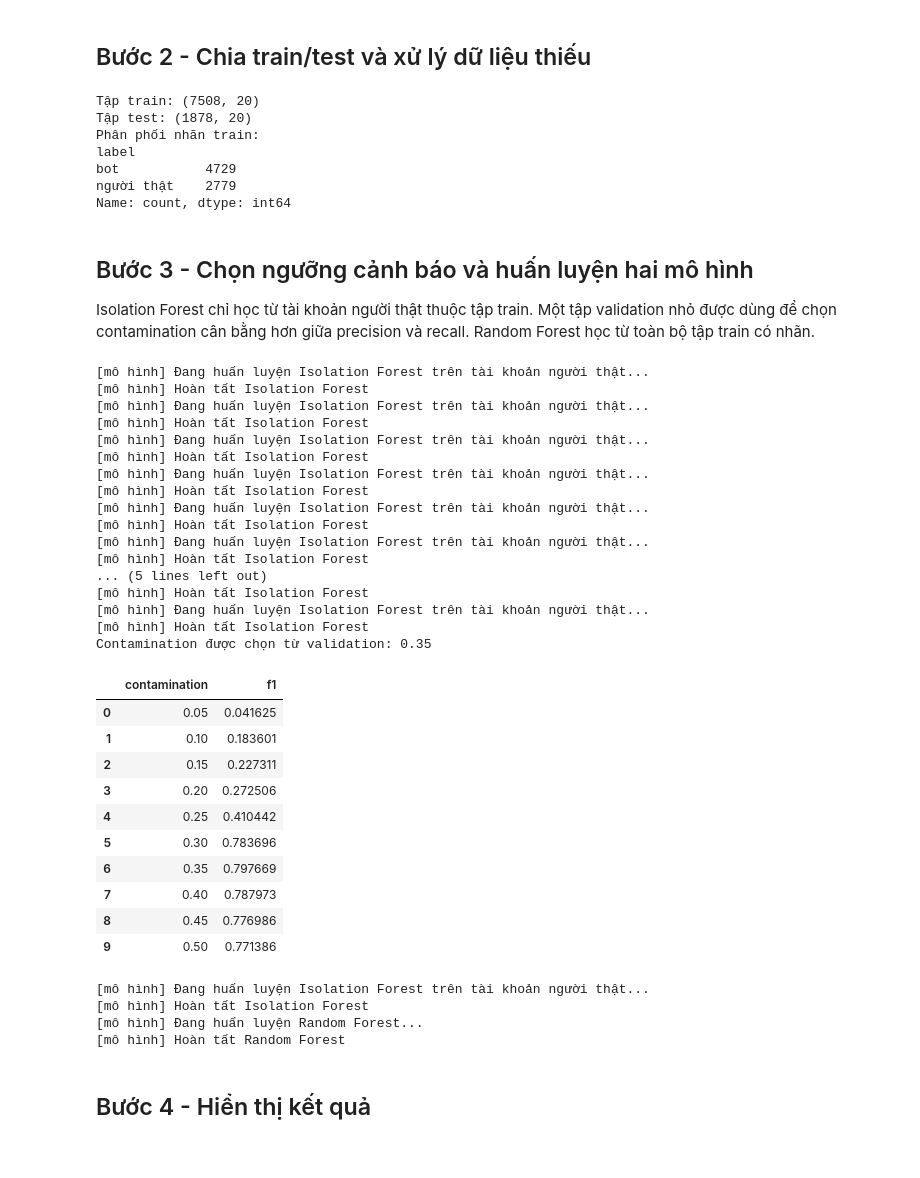
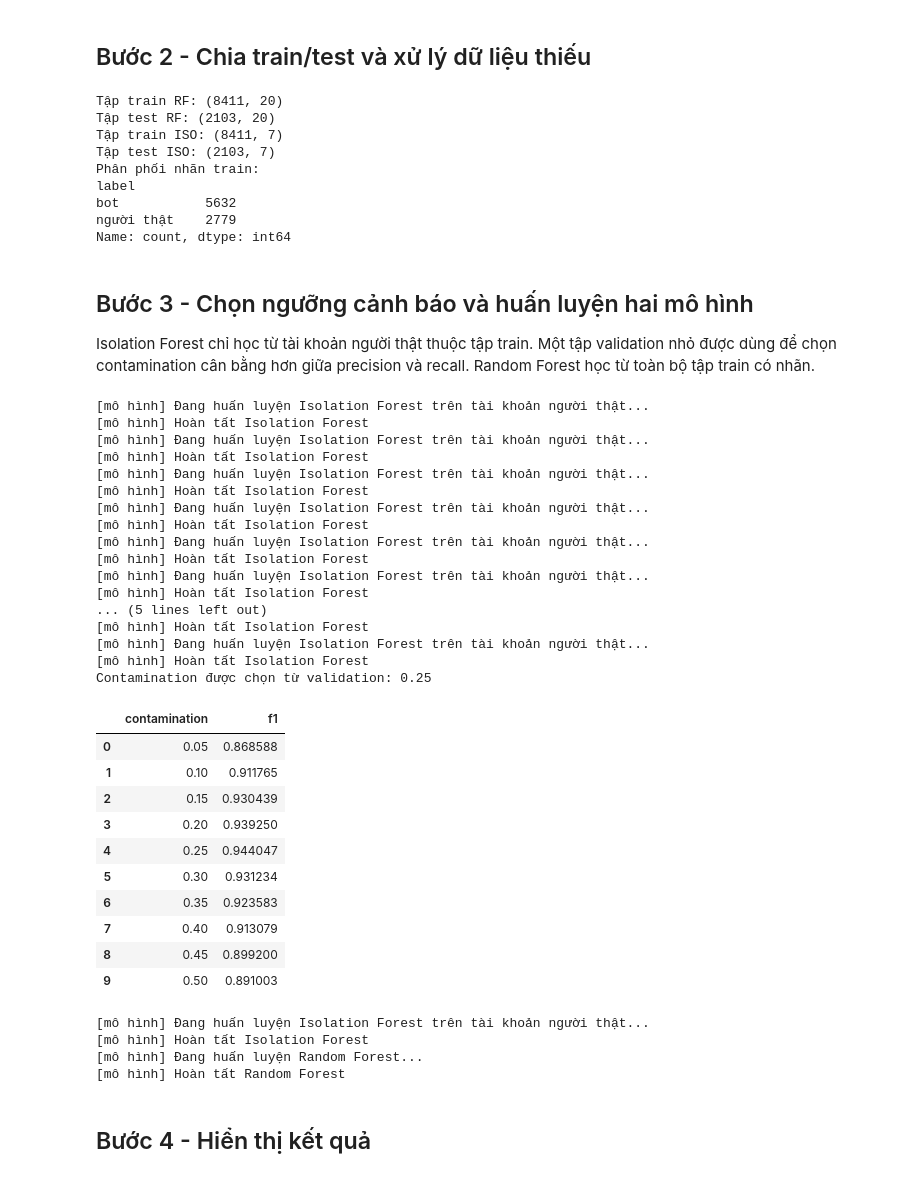
Before and after one commit to ncdanh0311/SocialAnomalyDetection, a Jupyter notebook: notebooks/03_modeling.ipynb, the cells around one changed output. Drawn from its saved outputs; the diff is of its cells as text; code cells hidden in the pictures.

```diff
--- a/notebooks/03_modeling.ipynb
+++ b/notebooks/03_modeling.ipynb
@@ -54,28 +54,57 @@ print(f'Đã tải dữ liệu: X={X.shape}, y={y.shape}')
 # %% [markdown]
 ## Bước 2 - Chia train/test và xử lý dữ liệu thiếu
 # %%
+import numpy as np
+
 X_train, X_test, y_train, y_test = train_test_split(
     X, y, test_size=0.20, random_state=SEED, stratify=y,
 )
 
+# 1. Log transform skewed features for train and test
+X_train_log = X_train.copy()
+X_test_log = X_test.copy()
+skewed_cols = ["followers_count", "friends_count", "statuses_count", "favourites_count", "followers_friends_ratio"]
+for col in skewed_cols:
+    if col in X_train_log.columns:
+        X_train_log[col] = np.log1p(X_train_log[col].clip(lower=0))
+        X_test_log[col] = np.log1p(X_test_log[col].clip(lower=0))
+
+# 2. Impute and Scale for Random Forest (all 20 features)
 imputer = SimpleImputer(strategy='median', keep_empty_features=True)
-X_train_imputed = pd.DataFrame(imputer.fit_transform(X_train), columns=X.columns, index=X_train.index)
-X_test_imputed = pd.DataFrame(imputer.transform(X_test), columns=X.columns, index=X_test.index)
+X_train_imputed = pd.DataFrame(imputer.fit_transform(X_train_log), columns=X.columns, index=X_train.index)
+X_test_imputed = pd.DataFrame(imputer.transform(X_test_log), columns=X.columns, index=X_test.index)
 
 scaler = StandardScaler()
 X_train_scaled = pd.DataFrame(scaler.fit_transform(X_train_imputed), columns=X.columns, index=X_train.index)
 X_test_scaled = pd.DataFrame(scaler.transform(X_test_imputed), columns=X.columns, index=X_test.index)
 
-print(f'Tập train: {X_train_scaled.shape}')
-print(f'Tập test: {X_test_scaled.shape}')
+# 3. Impute and Scale for Isolation Forest (7 continuous features only)
+iso_features = ["followers_count", "friends_count", "followers_friends_ratio", "statuses_count", "favourites_count", "account_age_days", "tweets_per_day"]
+X_train_iso = X_train_log[iso_features].copy()
+X_test_iso = X_test_log[iso_features].copy()
+
+imputer_iso = SimpleImputer(strategy='median', keep_empty_features=True)
+X_train_imputed_iso = pd.DataFrame(imputer_iso.fit_transform(X_train_iso), columns=iso_features, index=X_train.index)
+X_test_imputed_iso = pd.DataFrame(imputer_iso.transform(X_test_iso), columns=iso_features, index=X_test.index)
+
+scaler_iso = StandardScaler()
+X_train_scaled_iso = pd.DataFrame(scaler_iso.fit_transform(X_train_imputed_iso), columns=iso_features, index=X_train.index)
+X_test_scaled_iso = pd.DataFrame(scaler_iso.transform(X_test_imputed_iso), columns=iso_features, index=X_test.index)
+
+print(f'Tập train RF: {X_train_scaled.shape}')
+print(f'Tập test RF: {X_test_scaled.shape}')
+print(f'Tập train ISO: {X_train_scaled_iso.shape}')
+print(f'Tập test ISO: {X_test_scaled_iso.shape}')
 print('Phân phối nhãn train:')
 print(y_train.value_counts().rename(index={0: 'người thật', 1: 'bot'}))
 # %% [output]
-Tập train: (7508, 20)
-Tập test: (1878, 20)
+Tập train RF: (8411, 20)
+Tập test RF: (2103, 20)
+Tập train ISO: (8411, 7)
+Tập test ISO: (2103, 7)
 Phân phối nhãn train:
 label
-bot           4729
+bot           5632
 người thật    2779
 Name: count, dtype: int64
 # %% [markdown]
@@ -84,7 +113,7 @@ Name: count, dtype: int64
 Isolation Forest chỉ học từ tài khoản người thật thuộc tập train. Một tập validation nhỏ được dùng để chọn contamination cân bằng hơn giữa precision và recall. Random Forest học từ toàn bộ tập train có nhãn.
 # %%
 X_iso_fit, X_iso_val, y_iso_fit, y_iso_val = train_test_split(
-    X_train_scaled, y_train, test_size=0.20, random_state=SEED, stratify=y_train,
+    X_train_scaled_iso, y_train, test_size=0.20, random_state=SEED, stratify=y_train,
 )
 candidate_contaminations = [0.05, 0.10, 0.15, 0.20, 0.25, 0.30, 0.35, 0.40, 0.45, 0.50]
 validation_rows = []
@@ -96,46 +125,46 @@ for contamination in candidate_contaminations:
 
 validation_df = pd.DataFrame(validation_rows)
 best_contamination = float(validation_df.loc[validation_df['f1'].idxmax(), 'contamination'])
 print(f'Contamination được chọn từ validation: {best_contamination:.2f}')
 display(validation_df)
 
-X_human_train = X_train_scaled.loc[y_train == 0]
-iso_results = run_isolation_forest(X_human_train, X_test_scaled, y_test, contamination=best_contamination)
+X_human_train_iso = X_train_scaled_iso.loc[y_train == 0]
+iso_results = run_isolation_forest(X_human_train_iso, X_test_scaled_iso, y_test, contamination=best_contamination)
 rf_results = run_random_forest(X_train_scaled, X_test_scaled, y_train, y_test)
 
 results = {
     'Isolation Forest': iso_results,
     'Random Forest': rf_results,
 }
 # %% [output]
 [mô hình] Đang huấn luyện Isolation Forest trên tài khoản người thật...
 [mô hình] Hoàn tất Isolation Forest
 [mô hình] Đang huấn luyện Isolation Forest trên tài khoản người thật...
 [mô hình] Hoàn tất Isolation Forest
 [mô hình] Đang huấn luyện Isolation Forest trên tài khoản người thật...
 [mô hình] Hoàn tất Isolation Forest
 [mô hình] Đang huấn luyện Isolation Forest trên tài khoản người thật...
 [mô hình] Hoàn tất Isolation Forest
 [mô hình] Đang huấn luyện Isolation Forest trên tài khoản người thật...
 [mô hình] Hoàn tất Isolation Forest
 [mô hình] Đang huấn luyện Isolation Forest trên tài khoản người thật...
 [mô hình] Hoàn tất Isolation Forest
 ... (5 lines left out)
 [mô hình] Hoàn tất Isolation Forest
 [mô hình] Đang huấn luyện Isolation Forest trên tài khoản người thật...
 [mô hình] Hoàn tất Isolation Forest
-Contamination được chọn từ validation: 0.35
+Contamination được chọn từ validation: 0.25
 |  | contamination | f1 |
-| 0 | 0.05 | 0.041625 |
-| 1 | 0.10 | 0.183601 |
-| 2 | 0.15 | 0.227311 |
-| 3 | 0.20 | 0.272506 |
-| 4 | 0.25 | 0.410442 |
-| 5 | 0.30 | 0.783696 |
-| 6 | 0.35 | 0.797669 |
-| 7 | 0.40 | 0.787973 |
-| 8 | 0.45 | 0.776986 |
-| 9 | 0.50 | 0.771386 |
+| 0 | 0.05 | 0.868588 |
+| 1 | 0.10 | 0.911765 |
+| 2 | 0.15 | 0.930439 |
+| 3 | 0.20 | 0.939250 |
+| 4 | 0.25 | 0.944047 |
+| 5 | 0.30 | 0.931234 |
+| 6 | 0.35 | 0.923583 |
+| 7 | 0.40 | 0.913079 |
+| 8 | 0.45 | 0.899200 |
+| 9 | 0.50 | 0.891003 |
 [mô hình] Đang huấn luyện Isolation Forest trên tài khoản người thật...
 [mô hình] Hoàn tất Isolation Forest
 [mô hình] Đang huấn luyện Random Forest...
```
Also changed, not shown: parts of 3 cells of this notebook, 3 other files.
